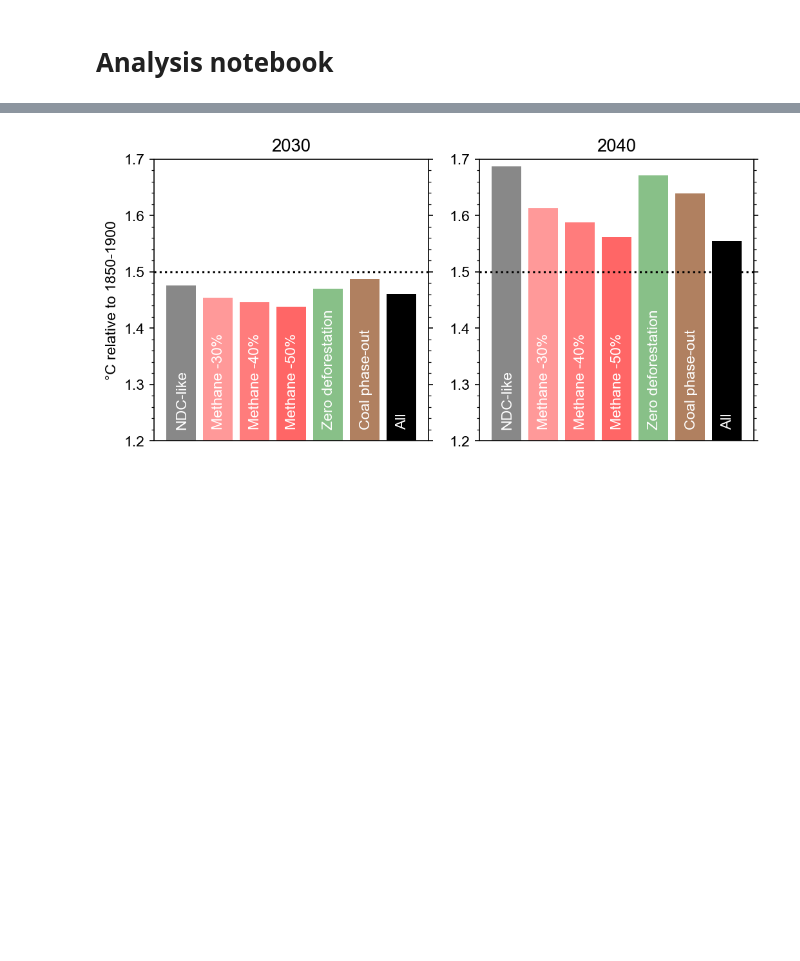
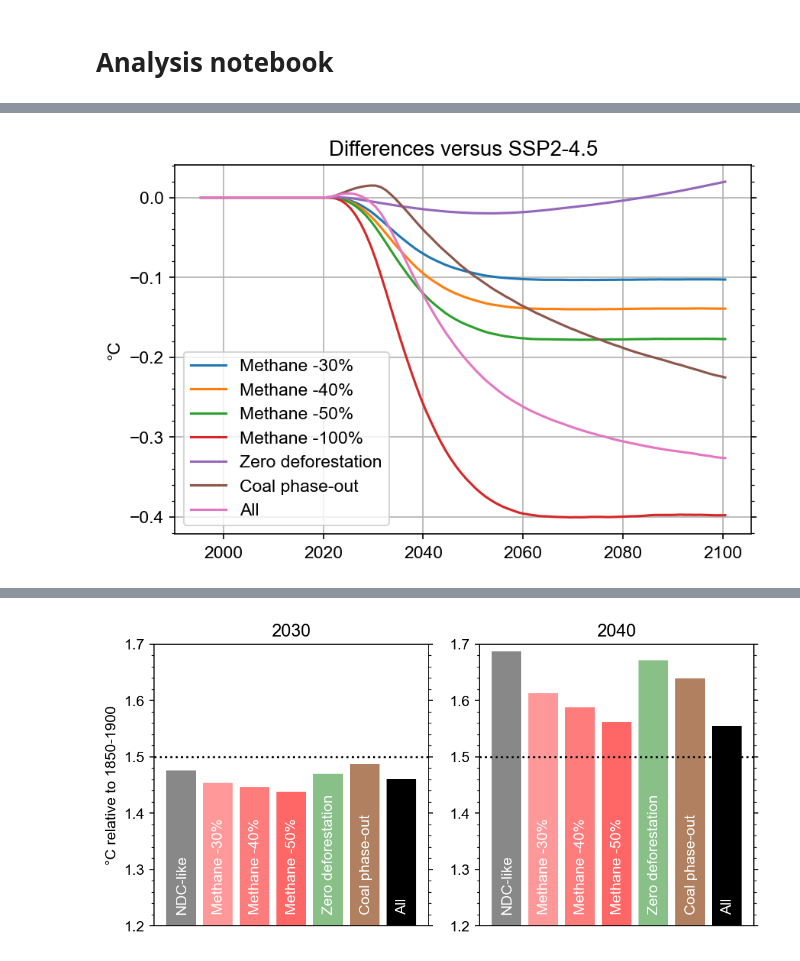
Before and after one commit to chrisroadmap/cop26-pathways, a Jupyter notebook: notebooks/4_analyse-output.ipynb, the cells around one changed output, grey strips where cells are left out. Cells and saved outputs as stored; diff of their text form; code cells hidden in the pictures; blank space fills up the shorter version.

```diff
--- a/notebooks/4_analyse-output.ipynb
+++ b/notebooks/4_analyse-output.ipynb
@@ -49,3 +59,18 @@ colors = {
+# %%
+for scenario in scenarios[1:]:
+    pl.plot(np.arange(1995.5,2101),
+            np.percentile(temperature[scenario]-temperature['ssp245'], 50, axis=1), label=longnames[scenario])
+#pl.xlim(2015, 2050)
+#pl.ylim(1.1, 1.9)
+pl.legend()
+pl.grid()
+pl.title('Differences versus SSP2-4.5')
+pl.ylabel('°C')
+pl.tight_layout()
+pl.savefig('../figures/difference-versus-ssp245.png')
+pl.savefig('../figures/difference-versus-ssp245.pdf')
+# %% [output]
+[figure, added]
 # %%
 for scenario in scenarios:
     pl.plot(np.arange(1995.5,2101), np.percentile(temperature[scenario], 50, axis=1), label=longnames[scenario])
```
Also changed, not shown: parts of 9 cells of this notebook, 8 other files.
